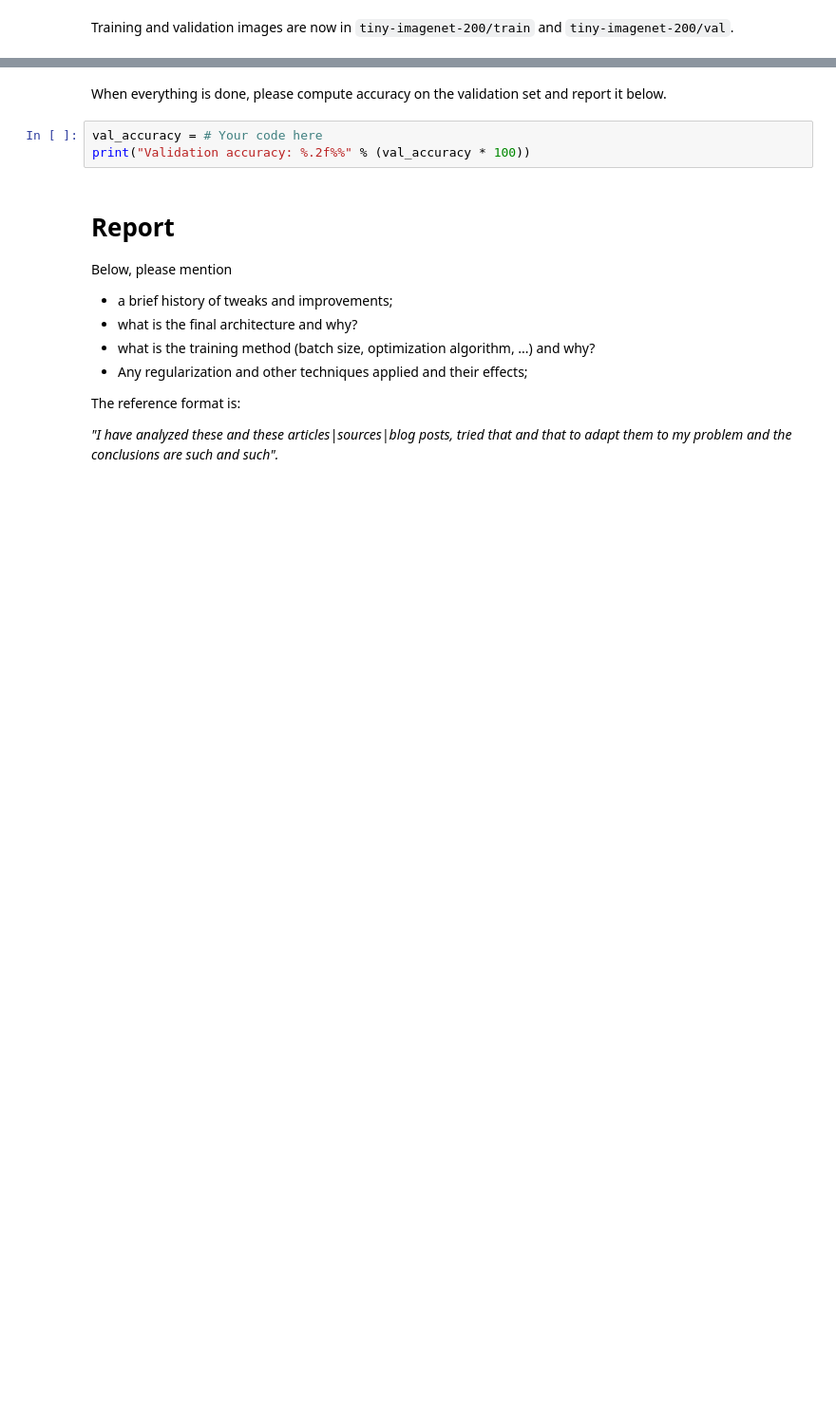
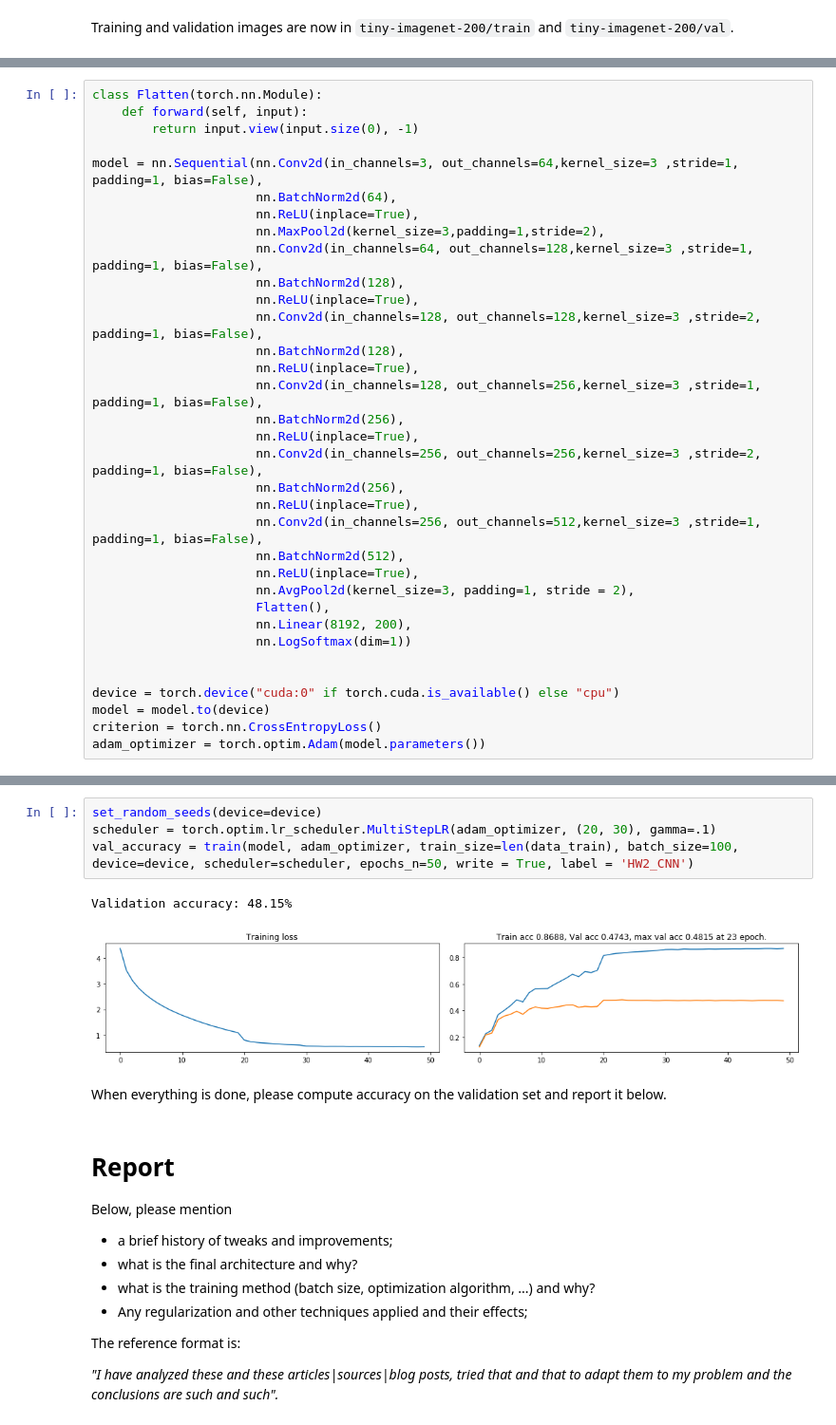
Before and after one commit to dzisandy/Deep-Learning, a Jupyter notebook: HW2/homework_part2.ipynb, the cells around one changed output, grey strips where cells are left out. Shown: that part at 95% size. Saved outputs shown, nothing was run; the diff lists cells and outputs as text; blank space fills up the shorter version.

```diff
--- a/HW2/homework_part2.ipynb
+++ b/HW2/homework_part2.ipynb
@@ -46,0 +89,34 @@ Training and validation images are now in `tiny-imagenet-200/train` and `tiny-im
+# %%
+class Flatten(torch.nn.Module):
+    def forward(self, input):
+        return input.view(input.size(0), -1)
+
+model = nn.Sequential(nn.Conv2d(in_channels=3, out_channels=64,kernel_size=3 ,stride=1, padding=1, bias=False),
+                      nn.BatchNorm2d(64),
+                      nn.ReLU(inplace=True),
+                      nn.MaxPool2d(kernel_size=3,padding=1,stride=2),
+                      nn.Conv2d(in_channels=64, out_channels=128,kernel_size=3 ,stride=1, padding=1, bias=False),
+                      nn.BatchNorm2d(128),
+                      nn.ReLU(inplace=True),
+                      nn.Conv2d(in_channels=128, out_channels=128,kernel_size=3 ,stride=2, padding=1, bias=False),
+                      nn.BatchNorm2d(128),
+                      nn.ReLU(inplace=True),
+                      nn.Conv2d(in_channels=128, out_channels=256,kernel_size=3 ,stride=1, padding=1, bias=False),
+                      nn.BatchNorm2d(256),
+                      nn.ReLU(inplace=True),
+                      nn.Conv2d(in_channels=256, out_channels=256,kernel_size=3 ,stride=2, padding=1, bias=False),
+                      nn.BatchNorm2d(256),
+                      nn.ReLU(inplace=True),
+                      nn.Conv2d(in_channels=256, out_channels=512,kernel_size=3 ,stride=1, padding=1, bias=False),
+                      nn.BatchNorm2d(512),
+                      nn.ReLU(inplace=True),
+                      nn.AvgPool2d(kernel_size=3, padding=1, stride = 2),
+                      Flatten(),
+                      nn.Linear(8192, 200),
+                      nn.LogSoftmax(dim=1))
+
+
+device = torch.device("cuda:0" if torch.cuda.is_available() else "cpu")
+model = model.to(device)
+criterion = torch.nn.CrossEntropyLoss()
+adam_optimizer = torch.optim.Adam(model.parameters())
@@ -47,8 +197,12 @@ Training and validation images are now in `tiny-imagenet-200/train` and `tiny-im
+# %%
+set_random_seeds(device=device)
+scheduler = torch.optim.lr_scheduler.MultiStepLR(adam_optimizer, (20, 30), gamma=.1)
+val_accuracy = train(model, adam_optimizer, train_size=len(data_train), batch_size=100, device=device, scheduler=scheduler, epochs_n=50, write = True, label = 'HW2_CNN')
+# %% [output]
+Validation accuracy: 48.15%
+[figure, added]
 # %% [markdown]
 When everything is done, please compute accuracy on the validation set and report it below.
-# %%
-val_accuracy = # Your code here
-print("Validation accuracy: %.2f%%" % (val_accuracy * 100))
 # %% [markdown]
 # Report
 
```
Also changed, not shown: parts of 12 cells of this notebook, 1 other file.
